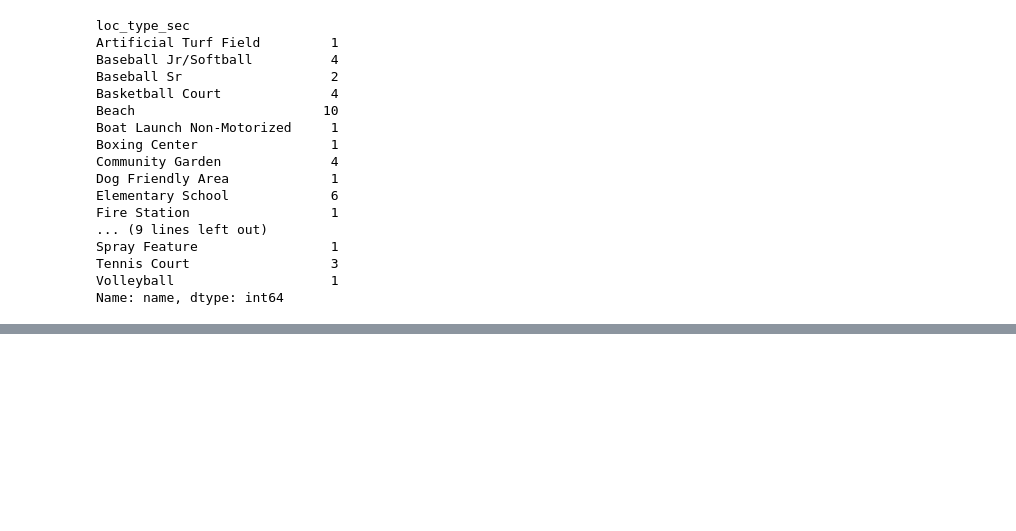
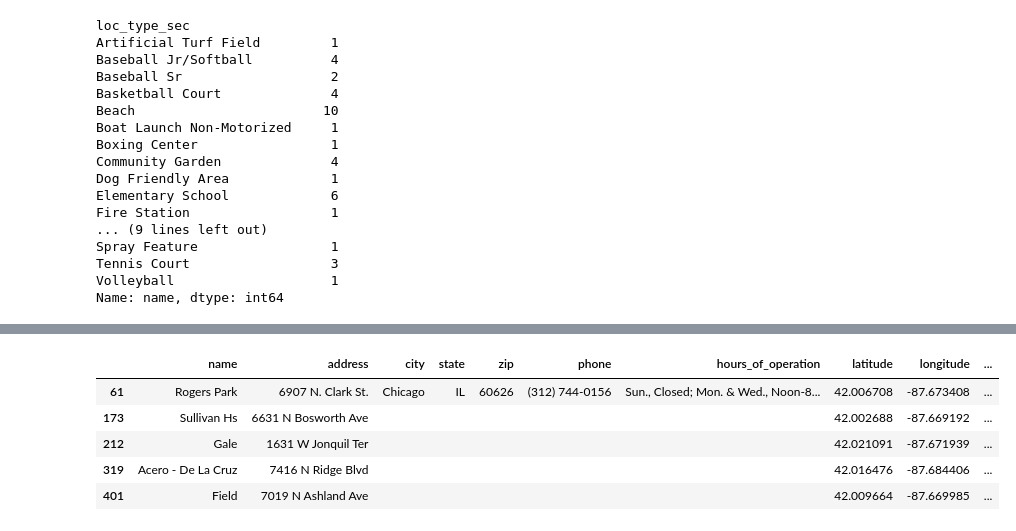
Before and after one commit to deg75kd/Ward49, a Jupyter notebook: Ward49_import.ipynb, the cells around one changed output, grey strips where cells are left out. Saved outputs shown, nothing was run; the diff lists cells and outputs as text; code cells hidden in the pictures; blank space fills up the shorter version.

```diff
--- a/Ward49_import.ipynb
+++ b/Ward49_import.ipynb
@@ -958,2 +1029,12 @@ Name: name, dtype: int64
+# %%
+ward49_df.fillna(value='', inplace=True)
+ward49_df.head()
+# %% [output]
+|  | name | address | city | state | zip | phone | hours_of_operation | latitude | longitude | ... |
+| 61 | Rogers Park | 6907 N. Clark St. | Chicago | IL | 60626 | (312) 744-0156 | Sun., Closed; Mon. & Wed., Noon-8... | 42.006708 | -87.673408 | ... |
+| 173 | Sullivan Hs | 6631 N Bosworth Ave |  |  |  |  |  | 42.002688 | -87.669192 | ... |
+| 212 | Gale | 1631 W Jonquil Ter |  |  |  |  |  | 42.021091 | -87.671939 | ... |
+| 319 | Acero - De La Cruz | 7416 N Ridge Blvd |  |  |  |  |  | 42.016476 | -87.684406 | ... |
+| 401 | Field | 7019 N Ashland Ave |  |  |  |  |  | 42.009664 | -87.669985 | ... |
 # %%
 # Save data as file
```
Also changed, not shown: parts of 6 cells of this notebook, 5 other files.
